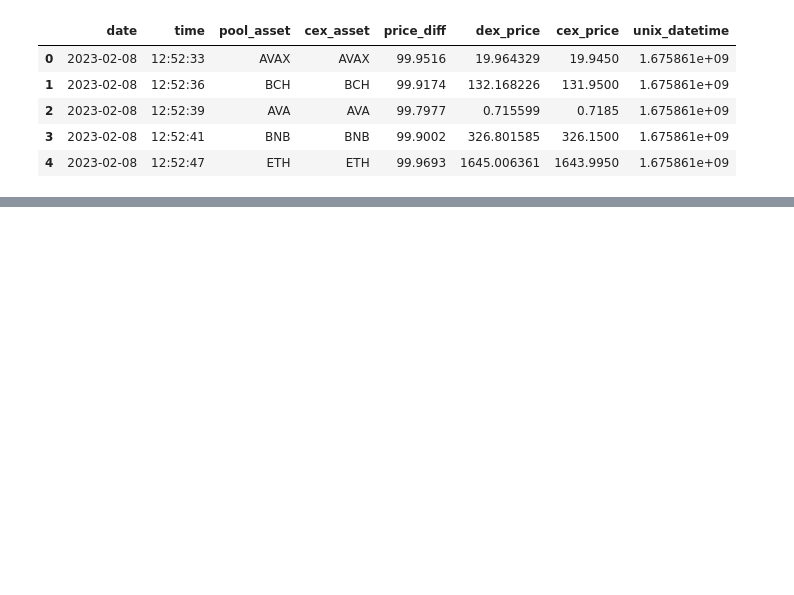
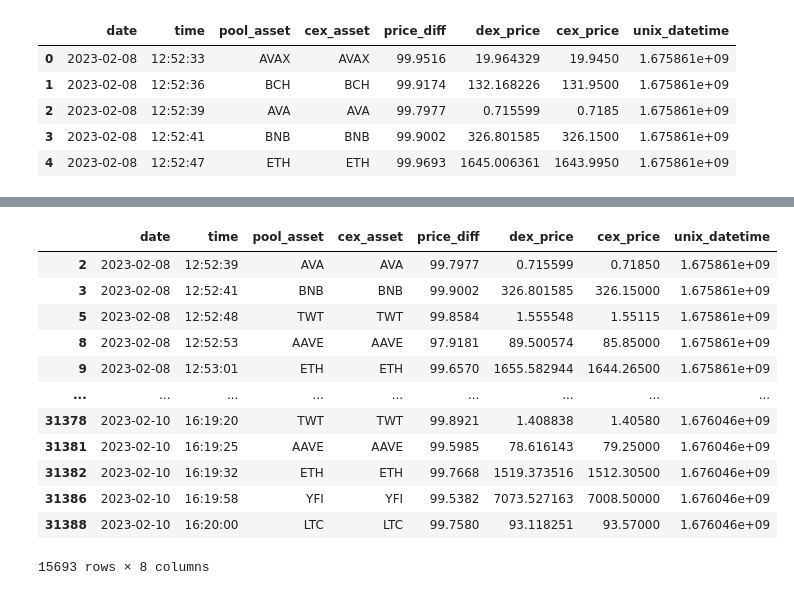
Before and after one commit to pdroooooooo/thorchain_arb_analytics, a Jupyter notebook: src/main.ipynb, the cells around one changed output, grey strips where cells are left out. Saved outputs shown, nothing was run; the diff lists cells and outputs as text; code cells hidden in the pictures; blank space fills up the shorter version.

```diff
--- a/src/main.ipynb
+++ b/src/main.ipynb
@@ -255,0 +263,16 @@ r2s
+# %%
+df
+# %% [output]
+|  | date | time | pool_asset | cex_asset | price_diff | dex_price | cex_price | unix_datetime |
+| 2 | 2023-02-08 | 12:52:39 | AVA | AVA | 99.7977 | 0.715599 | 0.71850 | 1.675861e+09 |
+| 3 | 2023-02-08 | 12:52:41 | BNB | BNB | 99.9002 | 326.801585 | 326.15000 | 1.675861e+09 |
+| 5 | 2023-02-08 | 12:52:48 | TWT | TWT | 99.8584 | 1.555548 | 1.55115 | 1.675861e+09 |
+| 8 | 2023-02-08 | 12:52:53 | AAVE | AAVE | 97.9181 | 89.500574 | 85.85000 | 1.675861e+09 |
+| 9 | 2023-02-08 | 12:53:01 | ETH | ETH | 99.6570 | 1655.582944 | 1644.26500 | 1.675861e+09 |
+| ... | ... | ... | ... | ... | ... | ... | ... | ... |
+| 31378 | 2023-02-10 | 16:19:20 | TWT | TWT | 99.8921 | 1.408838 | 1.40580 | 1.676046e+09 |
+| 31381 | 2023-02-10 | 16:19:25 | AAVE | AAVE | 99.5985 | 78.616143 | 79.25000 | 1.676046e+09 |
+| 31382 | 2023-02-10 | 16:19:32 | ETH | ETH | 99.7668 | 1519.373516 | 1512.30500 | 1.676046e+09 |
+| 31386 | 2023-02-10 | 16:19:58 | YFI | YFI | 99.5382 | 7073.527163 | 7008.50000 | 1.676046e+09 |
+| 31388 | 2023-02-10 | 16:20:00 | LTC | LTC | 99.7580 | 93.118251 | 93.57000 | 1.676046e+09 |
+15693 rows × 8 columns
```
Also changed, not shown: parts of 11 cells of this notebook, 3 other files.
